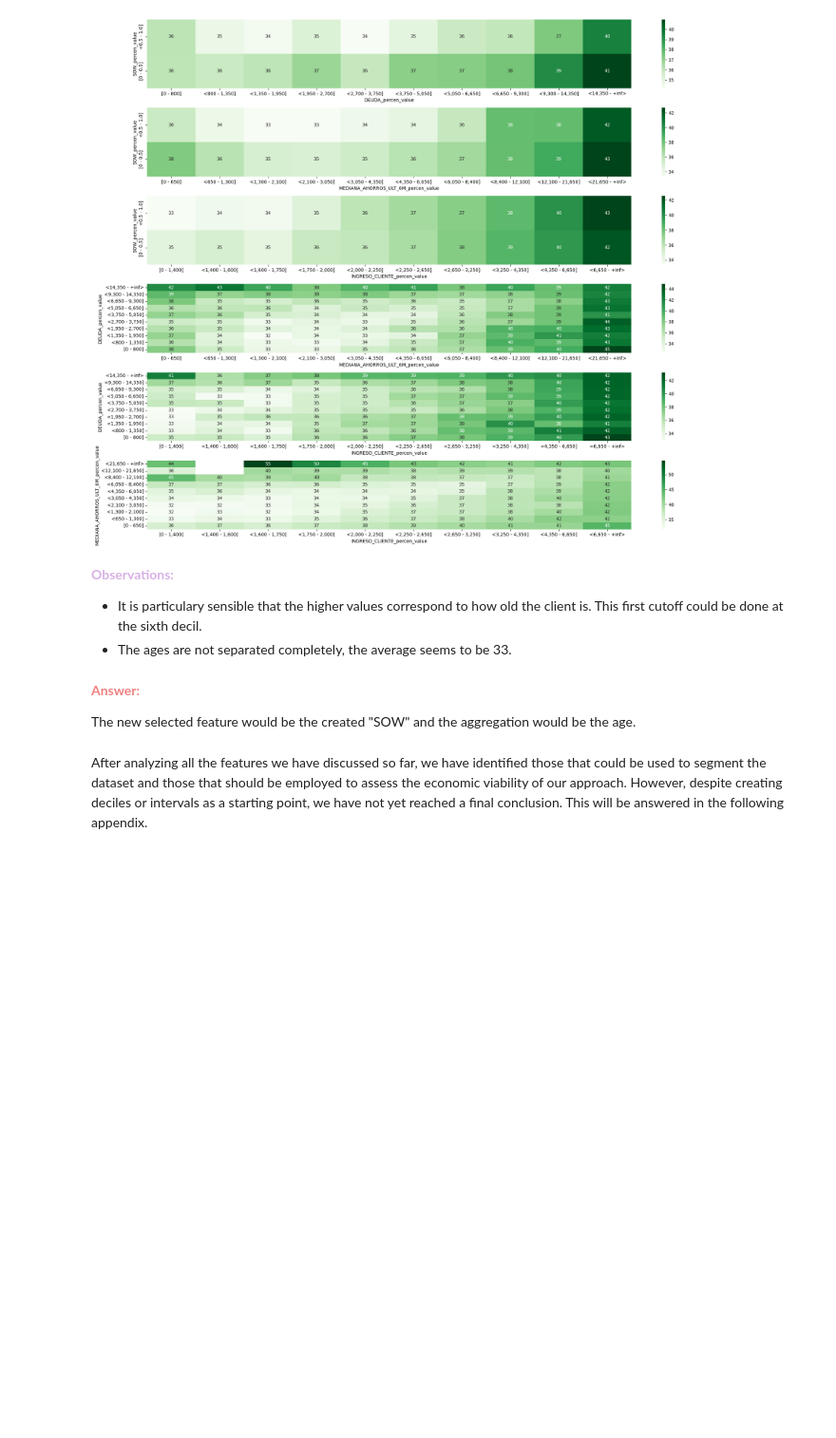
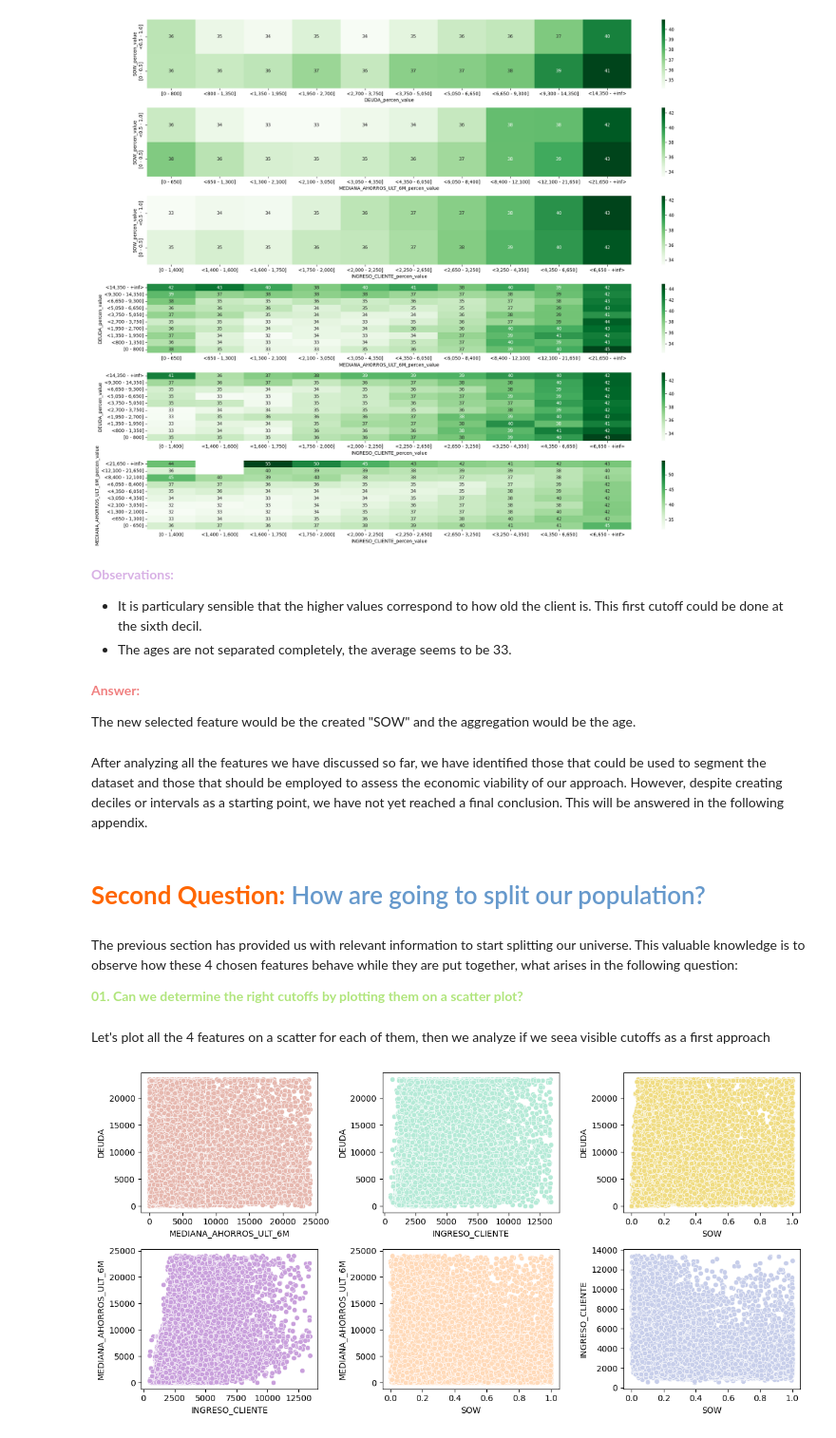
Before and after one commit to Brunoware/Credit-Risk-Segmentation, a Jupyter notebook: eda_project.ipynb, the cells around one changed output. Shown at 95% size. Saved outputs shown, nothing was run; the diff lists cells and outputs as text; code cells hidden in the pictures; blank space fills up the shorter version.

Commit message:
[UPDATE] Scatter plot analysis for selected numeric features for splitting the universe

```diff
--- a/eda_project.ipynb
+++ b/eda_project.ipynb
@@ -470,3 +472,46 @@ plt.show()
 The new selected feature would be the created "SOW" and the aggregation would be the age.
 # %% [markdown]
 After analyzing all the features we have discussed so far, we have identified those that could be used to segment the dataset and those that should be employed to assess the economic viability of our approach. However, despite creating deciles or intervals as a starting point, we have not yet reached a final conclusion. This will be answered in the following appendix.
+# %% [markdown]
+# <span style="color:#FF6600; font-weight:bold;">Second Question:</span> <span style="color:#6699CC;">How are going to split our population?</span>
+# %% [markdown]
+The previous section has provided us with relevant information to start splitting our universe. This valuable knowledge is to observe how these 4 chosen features behave while they are put together, what arises in the following question:
+
+<span style="color:#B0E57C; font-weight:bold;">01. Can we determine the right cutoffs by plotting them on a scatter plot?</span>
+# %% [markdown]
+Let's plot all the 4 features on a scatter for each of them, then we analyze if we seea visible cutoffs as a first approach
+# %%
+# Update selected features for splitting
+selected_numeric_features += ['SOW']
+# %%
+# create combinations
+combinations = list(combi(selected_numeric_features, 2))
+
+# declare combination colors
+colors = ["#E6B8AF", "#B5EAD7", "#F0DC82", "#C9A0DC", "#FFDAB9", "#C7CEEA"]
+
+# declare plot
+fig, axis = plt.subplots(2, 3, figsize = (12, 6))
+
+# plot combinations on scatter plot
+for n_iter, (feature_1, feature_2) in enumerate(combinations):
+    # declaring axis
+    row = n_iter // 3
+    col = n_iter % 3
+    ax = axis[row][col]
+
+    # removing outliers to visualize correctly
+    temp = num_data[(num_data[feature_1] < num_data[feature_1].quantile(0.99)) &
+                    (num_data[feature_2] < num_data[feature_2].quantile(0.99))].copy()
+
+    # plotting scatterplot
+    sns.scatterplot(data = temp,
+                    y = feature_1,
+                    x = feature_2,
+                    color = colors[n_iter],
+                    ax = ax)
+
+plt.tight_layout()
+plt.show()
+# %% [output]
+[figure, added]
```
Also changed, not shown: parts of 3 cells of this notebook.
